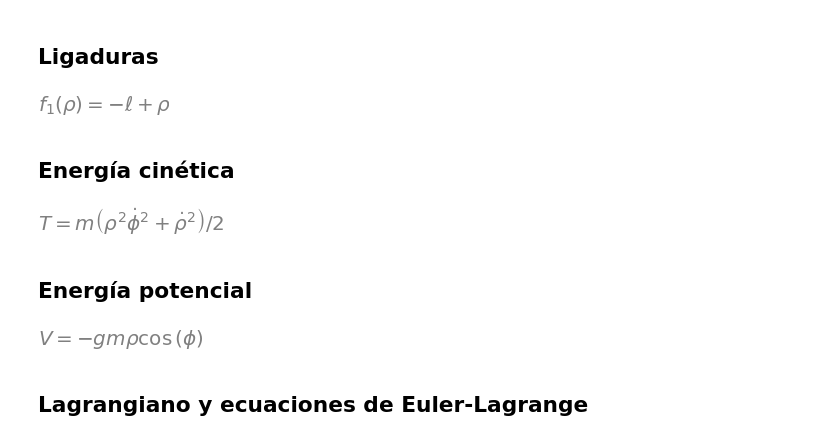
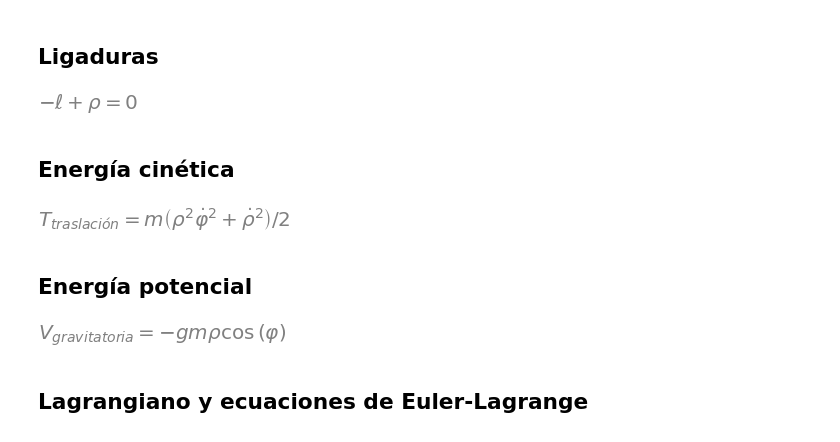
Before and after one commit to unlam/MecanicaAnaliticaComputacional, a Jupyter notebook: 06FuerzasLigadura/pénduloIdeal_FuerzasLigadura.ipynb, the cells around one changed output. Saved outputs shown, nothing was run; the diff lists cells and outputs as text; code cells hidden in the pictures.

```diff
--- a/06FuerzasLigadura/pénduloIdeal_FuerzasLigadura.ipynb
+++ b/06FuerzasLigadura/pénduloIdeal_FuerzasLigadura.ipynb
@@ -28,7 +25,7 @@ m, g, l = sm.symbols('m, g, \ell', positive=True)
 t = sm.symbols('t') # tiempo
 
 # Defino coordenadas generalizadas
-phi, rho = me.dynamicsymbols('phi, rho')
-phi, rho
+fi, ro = me.dynamicsymbols('varphi, rho')
+fi, ro
 # %% [output]
 [figure]
@@ -44,10 +43,10 @@ m_r = rho* (sm.cos(phi)* (-e.y) + sm.sin(phi)* (e.x)) # recordemos que tomamos y
 ## Ligaduras
 # %%
 lambda1 = sm.symbols('lambda_1') # Tantos lambda como funciones de ligadura
-f1 = sm.Eq(sm.Function('f_1')(rho), rho- l)
+f1 = sm.Eq(ro- l, 0)
 f1
 # %% [output]
-[figure, old version]
+[figure, new version]
 # %% [markdown]
 ## Energía cinética
 # %%
@@ -76,10 +79,10 @@ def energíaCinéticaPartícula(masa, posición, marcoDeReferencia):
 # %%
 # Energía cinética del sistema
-m_T = energíaCinéticaPartícula(m, m_r, e)
-T = sm.Eq(sm.Symbol('T'), m_T ).simplify()
+pesa_T = energíaCinéticaTraslación(m, pesa_r, e)
+T = pesa_T
 T
 # %% [output]
-[figure, old version]
+[figure, new version]
 # %% [markdown]
 ## Energía potencial
 # %%
@@ -105,10 +114,10 @@ def energíaPotencialGravitatoria(masa, posición, aceleracionGravitatoria):
 # %%
 # Energía potencial
 g_vector = g* (-e.y) # aceleración gravitatoria en -y versor
-m_V = energíaPotencialGravitatoria(m, m_r, g_vector)
-V = sm.Eq(sm.Symbol('V'), m_V ).simplify()
+pesa_V = energíaPotencialGravitatoria(m, pesa_r, g_vector)
+V = pesa_V
 V
 # %% [output]
-[figure, old version]
+[figure, new version]
 # %% [markdown]
 ## Lagrangiano y ecuaciones de Euler-Lagrange
```
Also changed, not shown: parts of 47 cells of this notebook.
